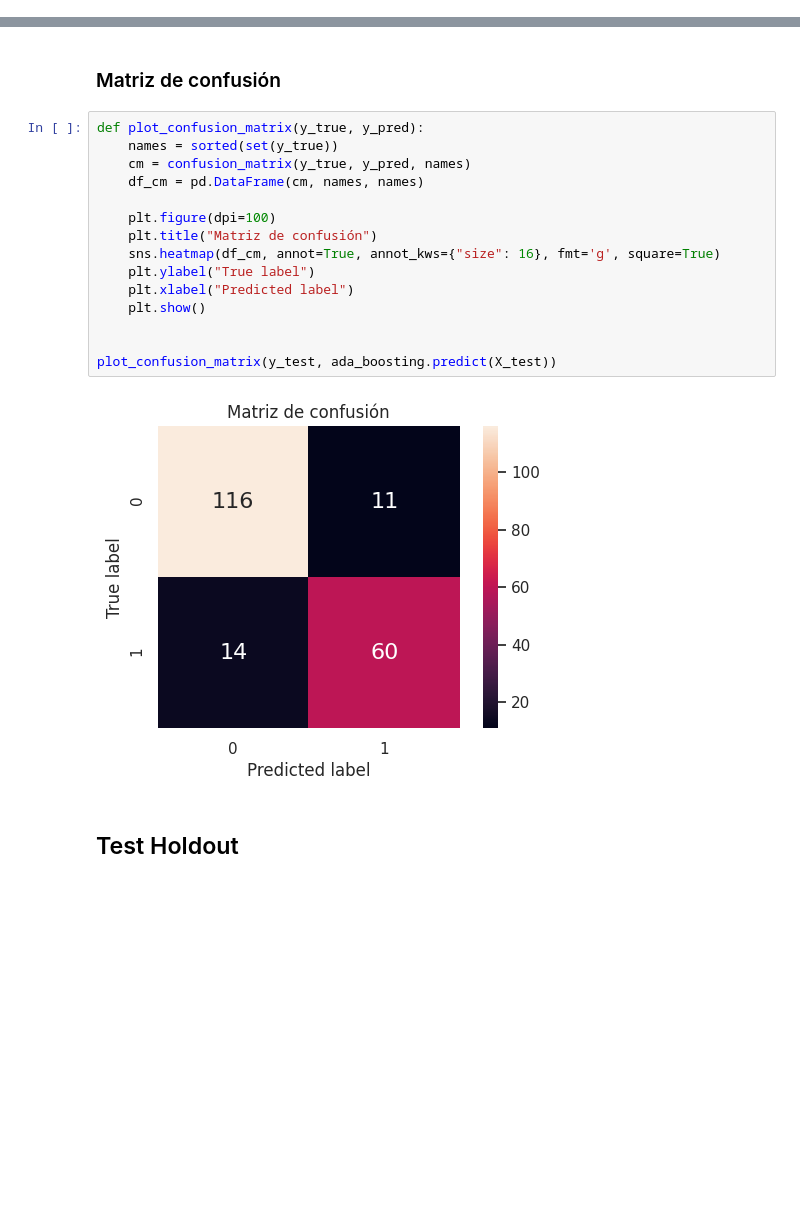
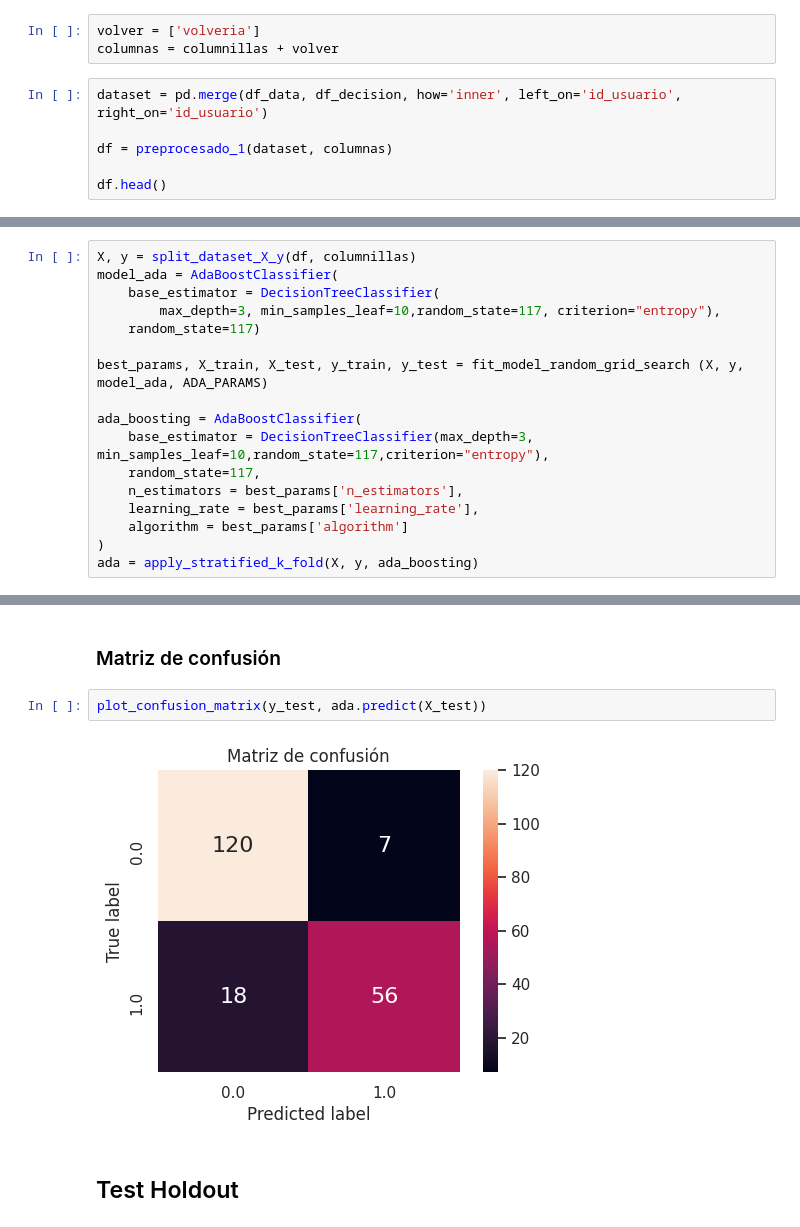
Before and after one commit to JuanOpizzi/Datos-2020-2c, a Jupyter notebook: TP2/ada_boosting.ipynb, the cells around one changed output, grey strips where cells are left out. Cells and saved outputs as stored; diff of their text form; blank space fills up the shorter version.

Commit message:
Se modifica codigo ADA para que use funciones de aux y se agrega preprocesado 2

```diff
--- a/TP2/ada_boosting.ipynb
+++ b/TP2/ada_boosting.ipynb
@@ -34,0 +35,9 @@ df.head()
+# %%
+volver = ['volveria']
+columnas = columnillas + volver
+# %%
+dataset = pd.merge(df_data, df_decision, how='inner', left_on='id_usuario', right_on='id_usuario')
+
+df = preprocesado_1(dataset, columnas)
+
+df.head()
@@ -90,0 +57,17 @@ Mean test AUC ROC is: 0.8017
+# %%
+X, y = split_dataset_X_y(df, columnillas)
+model_ada = AdaBoostClassifier(
+    base_estimator = DecisionTreeClassifier(
+        max_depth=3, min_samples_leaf=10,random_state=117, criterion="entropy"),
+    random_state=117)
+
+best_params, X_train, X_test, y_train, y_test = fit_model_random_grid_search (X, y, model_ada, ADA_PARAMS)
+
+ada_boosting = AdaBoostClassifier(
+    base_estimator = DecisionTreeClassifier(max_depth=3, min_samples_leaf=10,random_state=117,criterion="entropy"),
+    random_state=117,
+    n_estimators = best_params['n_estimators'],
+    learning_rate = best_params['learning_rate'],
+    algorithm = best_params['algorithm']
+)
+ada = apply_stratified_k_fold(X, y, ada_boosting)
@@ -128,22 +97,9 @@ print(f"{f1:.4f}")
 # %% [markdown]
 ### Matriz de confusión
-# %%
-def plot_confusion_matrix(y_true, y_pred):
-    names = sorted(set(y_true))
-    cm = confusion_matrix(y_true, y_pred, names)
-    df_cm = pd.DataFrame(cm, names, names)
-
-    plt.figure(dpi=100)
-    plt.title("Matriz de confusión")
-    sns.heatmap(df_cm, annot=True, annot_kws={"size": 16}, fmt='g', square=True)
-    plt.ylabel("True label")
-    plt.xlabel("Predicted label")
-    plt.show()
-
-
-plot_confusion_matrix(y_test, ada_boosting.predict(X_test))
-# %% [output]
-[figure, removed]
+# %%
+plot_confusion_matrix(y_test, ada.predict(X_test))
+# %% [output]
+[figure, added]
 # %% [markdown]
 ## Test Holdout
 # %%
```
Also changed, not shown: parts of 50 cells of this notebook, 2 other files.
